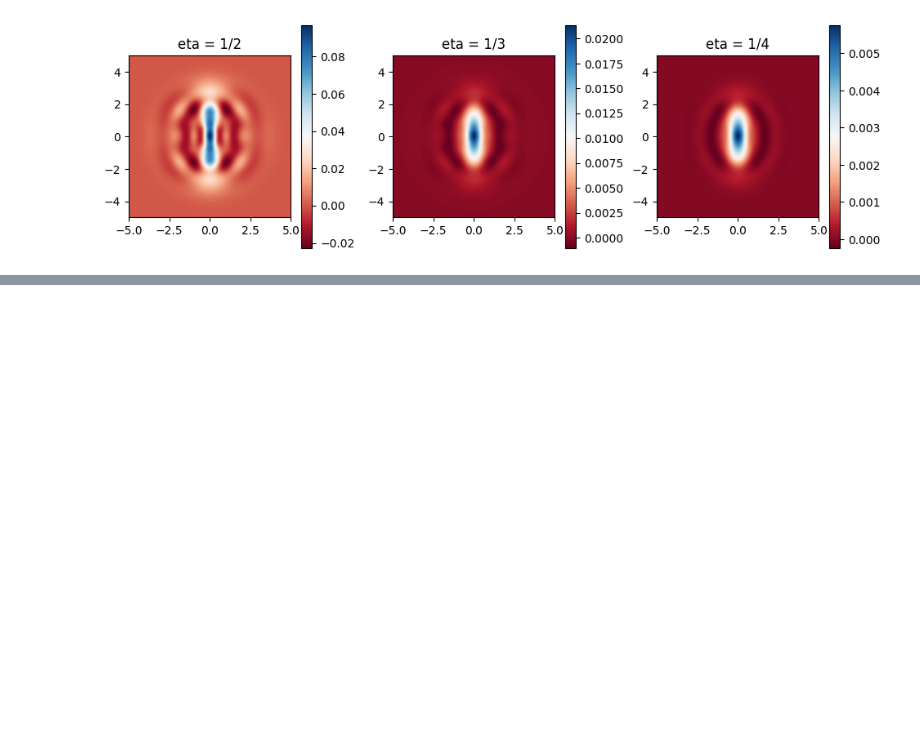
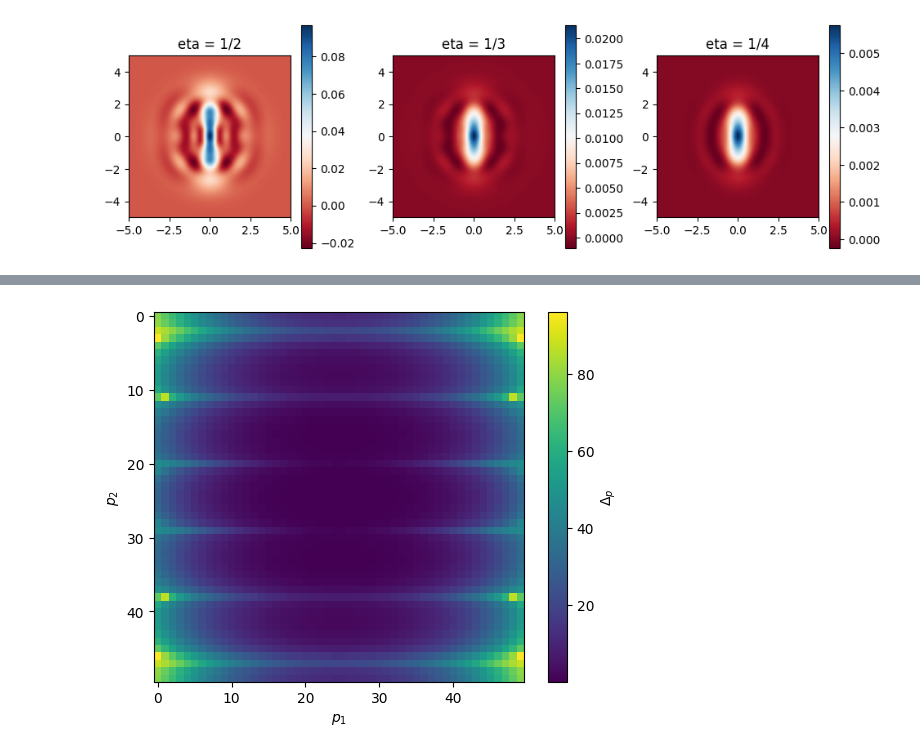
Before and after one commit to lhdarboe/Quantum-Information-Science-Project, a Jupyter notebook: SCS_livia-kopi 2.ipynb, the cells around one changed output, grey strips where cells are left out. Drawn from its saved outputs; the diff is of its cells as text; code cells hidden in the pictures; blank space fills up the shorter version.

```diff
--- a/SCS_livia-kopi 2.ipynb
+++ b/SCS_livia-kopi 2.ipynb
@@ -341,0 +336,35 @@ def chi():
+# %%
+N = 30
+r_cat = 0.3# or just pick r_cat = np.log(1.2)
+
+alpha = np.sqrt(3) * np.sqrt(np.pi/2) * np.exp(r_cat)
+
+# Choose parity: "+" for even cat, "-" for odd cat
+parity = -1
+cat_state = (coherent(N, alpha) + parity * coherent(N, -alpha)).unit()
+
+sq = squeeze(N, r_cat)
+cat_state_squeezed = (sq * cat_state).unit()
+# %%
+N = 30  # Fock cutoff
+cat = cat_state_squeezed  # Qobj state in dimension N
+#cat = get_input_sq_cat(num, r_dB, parity, which, eta)  # Qobj state in dimension N
+p1_range = np.linspace(-2, 2, 50)
+p2_range = np.linspace(-2, 2, 50)
+
+Delta_p = np.zeros((len(p1_range), len(p2_range)))
+
+for i, p1 in enumerate(p1_range):
+    for j, p2 in enumerate(p2_range):
+        alpha = (p1 + 1j*p2).T
+        D = displace(N, alpha)
+        val = expect(D, cat)
+        Delta_p[i, j] = -2 * (abs(alpha)**2) * np.log(abs(val))
+# %%
+plt.imshow(Delta_p.T,cmap="viridis")
+plt.colorbar(label=r"$\Delta_p$")
+plt.xlabel(r"$p_1$")
+plt.ylabel(r"$p_2$")
+plt.show()
+# %% [output]
+[figure, added]
```
Also changed, not shown: parts of 8 cells of this notebook, 5 other files.
